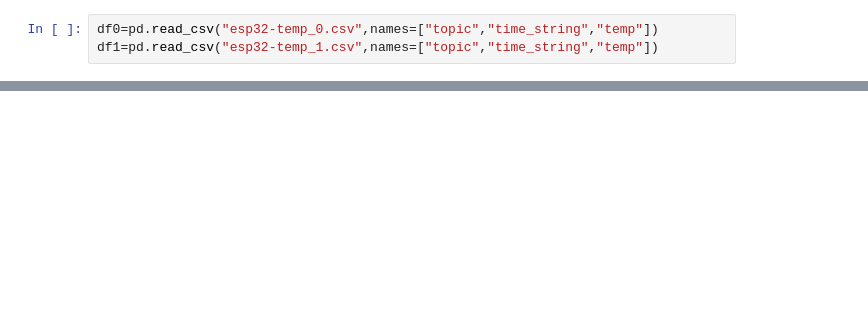
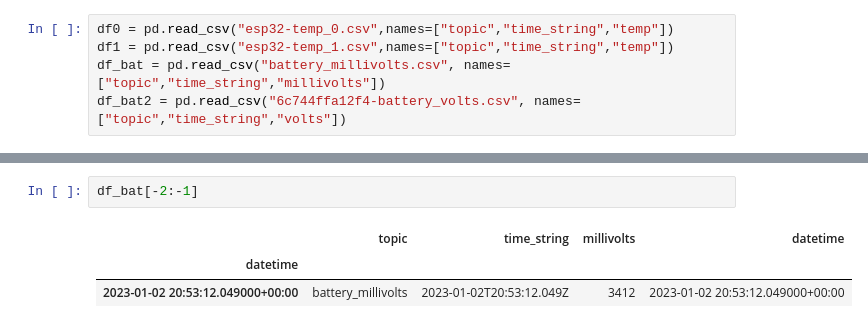
Before and after one commit to berickson/nerd-tank, a Jupyter notebook: client/Temp Analysis.ipynb, the cells around one changed output, grey strips where cells are left out. Cells and saved outputs as stored; diff of their text form; blank space fills up the shorter version.

```diff
--- a/client/Temp Analysis.ipynb
+++ b/client/Temp Analysis.ipynb
@@ -5,4 +8,6 @@ import numpy as np
 # %%
-df0=pd.read_csv("esp32-temp_0.csv",names=["topic","time_string","temp"])
-df1=pd.read_csv("esp32-temp_1.csv",names=["topic","time_string","temp"])
+df0 = pd.read_csv("esp32-temp_0.csv",names=["topic","time_string","temp"])
+df1 = pd.read_csv("esp32-temp_1.csv",names=["topic","time_string","temp"])
+df_bat = pd.read_csv("battery_millivolts.csv", names=["topic","time_string","millivolts"])
+df_bat2 = pd.read_csv("6c744ffa12f4-battery_volts.csv", names=["topic","time_string","volts"])
 # %%
@@ -45,0 +117,6 @@ plt.show();
+# %%
+df_bat[-2:-1]
+# %% [output]
+|  | topic | time_string | millivolts | datetime |
+| datetime |  |  |  |  |
+| 2023-01-02 20:53:12.049000+00:00 | battery_millivolts | 2023-01-02T20:53:12.049Z | 3412 | 2023-01-02 20:53:12.049000+00:00 |
```
Also changed, not shown: parts of 11 cells of this notebook, 1 other file.
